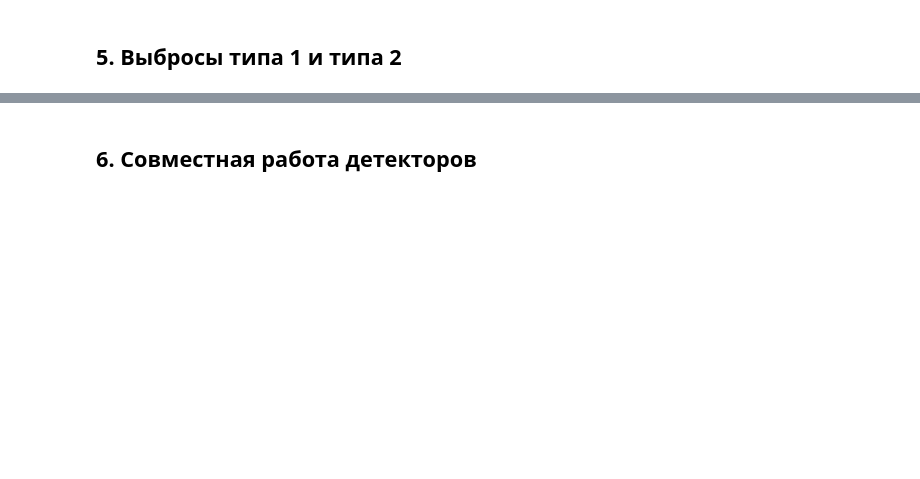
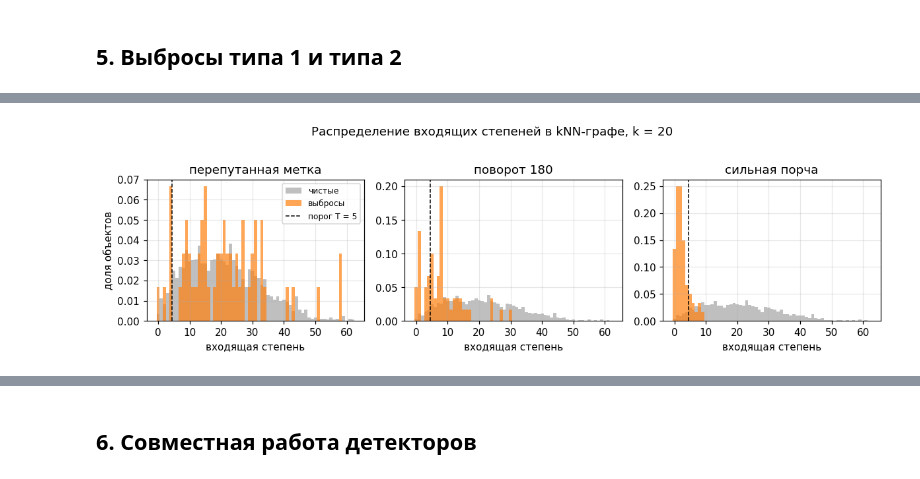
Before and after one commit to UsusCimex/NSU_DeepLearning, a Jupyter notebook: labs/lab-02-outliers-odin/outliers_knn_odin.ipynb, the cells around one changed output, grey strips where cells are left out. Drawn from its saved outputs; the diff is of its cells as text; code cells hidden in the pictures; blank space fills up the shorter version.

```diff
--- a/labs/lab-02-outliers-odin/outliers_knn_odin.ipynb
+++ b/labs/lab-02-outliers-odin/outliers_knn_odin.ipynb
@@ -345,3 +345,23 @@ plt.show()
+# %%
+ind = odin_indegree(dist, K_ODIN)
+# границы на полуцелых: каждое целое значение степени попадает в свой столбик
+bins = np.arange(0, ind.max() + 2) - 0.5
+fig, axes = plt.subplots(1, 3, figsize=(11, 3.2), sharex=True)
+for ax, name in zip(axes, ['перепутанная метка', 'поворот 180', 'сильная порча']):
+    # при ширине столбика 1 density=True даёт долю объектов своей группы
+    ax.hist(ind[kind == 'чистый'], bins=bins, density=True, color='gray', alpha=0.5, label='чистые')
+    ax.hist(ind[kind == name], bins=bins, density=True, color='C1', alpha=0.7, label='выбросы')
+    ax.axvline(T_ODIN - 0.5, color='black', ls='--', lw=1, label=f'порог T = {T_ODIN}')
+    ax.set_title(name)
+    ax.set_xlabel('входящая степень')
+    ax.grid(alpha=0.3)
+axes[0].set_ylabel('доля объектов')
+axes[0].legend(fontsize=8)
+fig.suptitle(f'Распределение входящих степеней в kNN-графе, k = {K_ODIN}', y=1.02)
+plt.tight_layout()
+plt.show()
+# %% [output]
+[figure, added]
 # %%
 fig, axes = plt.subplots(2, 8, figsize=(11, 3.4))
 for row, (mask, name) in enumerate([(type1, 'тип 1: пропустил kNN'),
```
Also changed, not shown: parts of 15 cells of this notebook, 23 other files.
